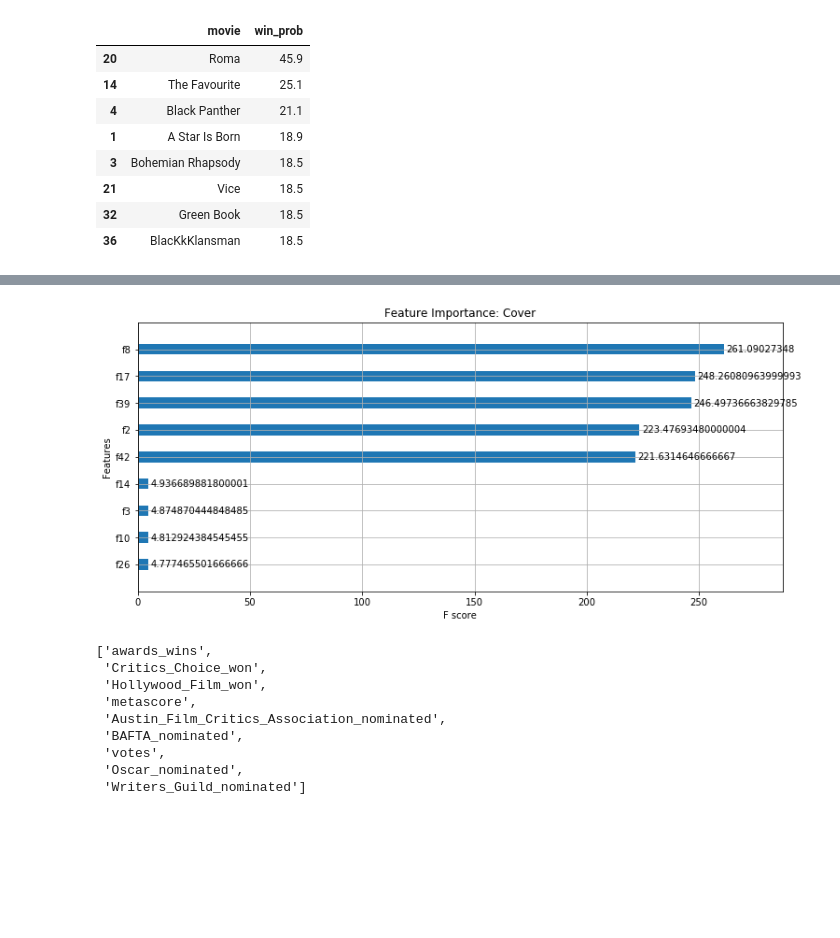
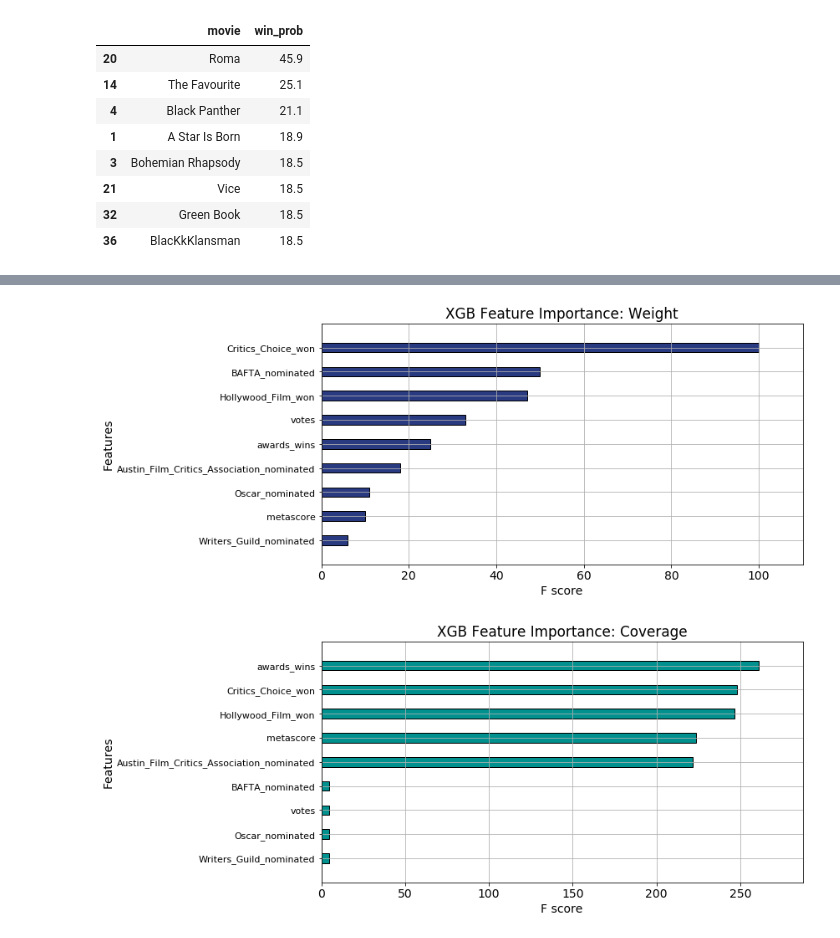
Before and after one commit to csjasonchan357/data1030-oscars-prediction-project, a Jupyter notebook: src/final_model.ipynb, the cells around one changed output, grey strips where cells are left out. Saved outputs shown, nothing was run; the diff lists cells and outputs as text; code cells hidden in the pictures; blank space fills up the shorter version.

Commit message:
Completed models and training and testing on 2019 data

```diff
--- a/src/final_model.ipynb
+++ b/src/final_model.ipynb
@@ -135,19 +99,32 @@ list(a[b])
-# %%
-fig= plt.figure(figsize=(12,5))
-axes= fig.add_axes([0.1,0.1,0.8,0.8])
-xgboost.plot_importance(xgb,ax = axes, importance_type = 'cover', height=0.4, title='Feature Importance: Cover')
-plt.show()
-a = np.array(X_train.columns)
-b = [8,17,39,2,42,14,3,10,26]
-list(a[b])
-# %% [output]
-[figure, removed]
-['awards_wins',
- 'Critics_Choice_won',
- 'Hollywood_Film_won',
- 'metascore',
- 'Austin_Film_Critics_Association_nominated',
- 'BAFTA_nominated',
- 'votes',
- 'Oscar_nominated',
- 'Writers_Guild_nominated']
+# %%
+a = np.array(X_train.columns)
+b = [17,14,39,3,8,42,10,2,26]
+ylabels = list(a[b])[::-1]
+
+plt.rcParams['font.size'] = 14
+fig= plt.figure(figsize=(10,5))
+axes= fig.add_axes([0.1,0.1,0.8,0.8])
+xgboost.plot_importance(xgb,ax = axes, importance_type = 'weight',
+                height=0.4, title='XGB Feature Importance: Weight', show_values=False, color = '#293a80', edgecolor='k')
+plt.yticks(ticks = np.arange(9), labels=ylabels, fontsize = 11)
+plt.tight_layout()
+plt.savefig('/home/jovyan/data1030/data1030-oscars-prediction-project/figures/feat_imp_weight', bbox_inches = "tight")
+plt.show()
+# %% [output]
+[figure, added]
+# %%
+a = np.array(X_train.columns)
+b = [8,17,39,2,42,14,3,10,26]
+ylabels = list(a[b])[::-1]
+
+plt.rcParams['font.size'] = 14
+fig= plt.figure(figsize=(10,5))
+axes= fig.add_axes([0.1,0.1,0.8,0.8])
+xgboost.plot_importance(xgb,ax = axes, importance_type = 'cover', height=0.4,
+                        title='XGB Feature Importance: Coverage', show_values=False, color = '#00918e', edgecolor='k')
+plt.tight_layout()
+plt.yticks(ticks = np.arange(9), labels=ylabels, fontsize = 11)
+plt.savefig('/home/jovyan/data1030/data1030-oscars-prediction-project/figures/feat_imp_cover', bbox_inches = "tight")
+plt.show()
+# %% [output]
+[figure, added]
```
Also changed, not shown: parts of 6 cells of this notebook, 10 other files.
